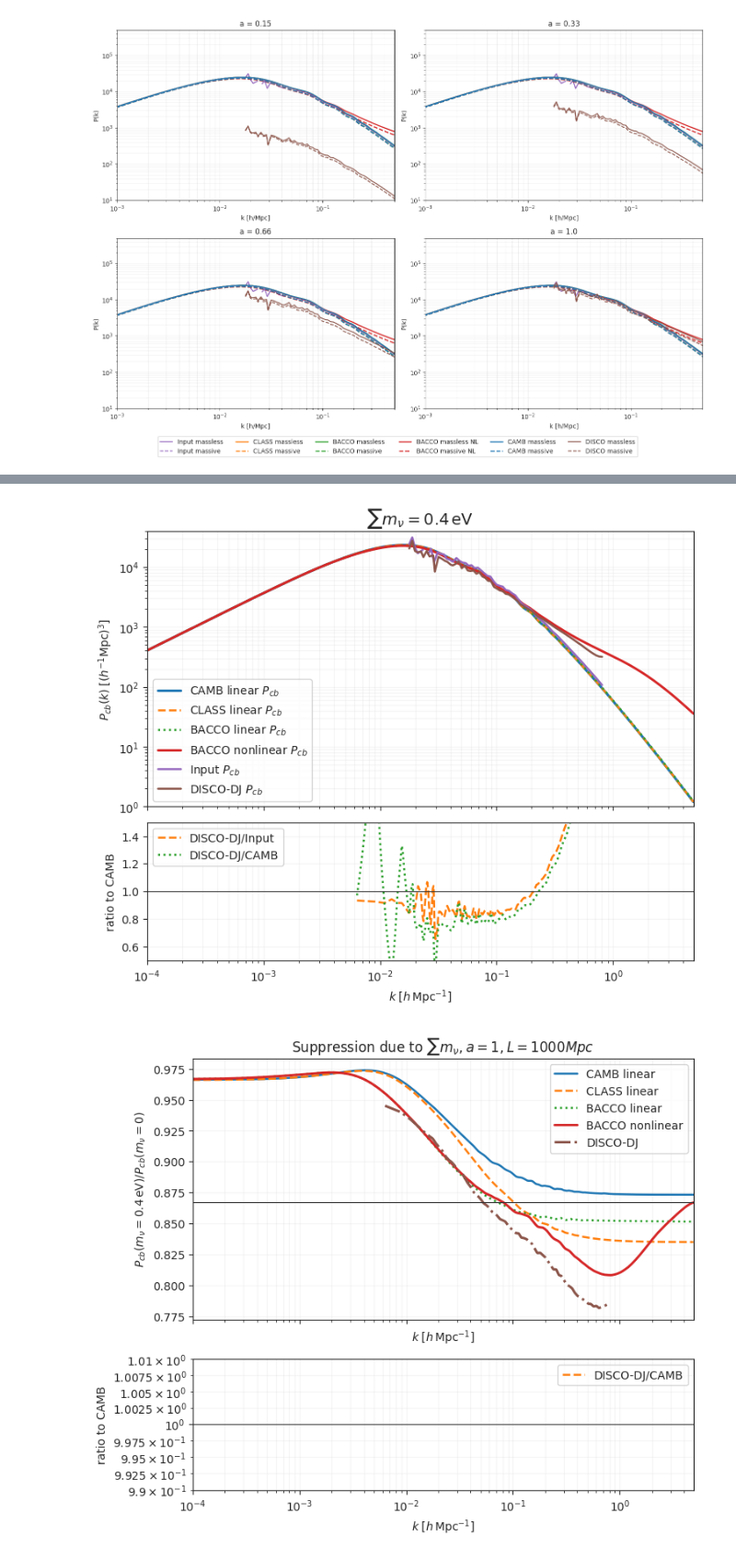
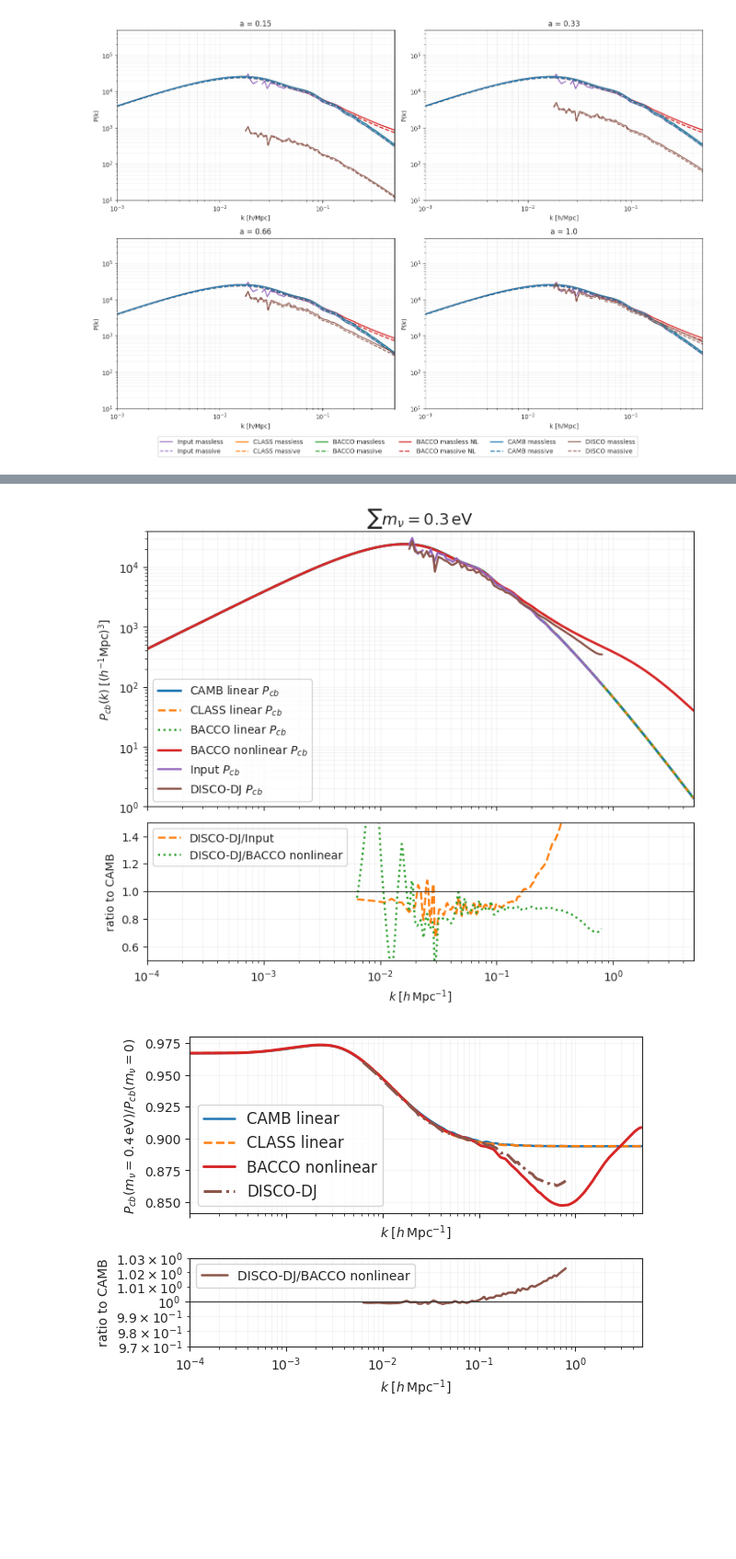
Before and after one commit to Xantyos13/DISCO-DJ, a Jupyter notebook: Neutrinos/Power_comparaison.ipynb, the cells around one changed output, grey strips where cells are left out. Shown at 92% size. Drawn from its saved outputs; the diff is of its cells as text; code cells hidden in the pictures; blank space fills up the shorter version.

```diff
--- a/Neutrinos/Power_comparaison.ipynb
+++ b/Neutrinos/Power_comparaison.ipynb
@@ -524,7 +521,7 @@ if precision == "double":
     config.update("jax_enable_x64", True)
 
 # Define the boxsize and resolution
-boxsize = 1000  # in Mpc/h
+boxsize = 4000  # in Mpc/h
 res = 256  # the particles live on a Lagrangrian grid of resolution (res)^dim
 
 results_disco = []
@@ -535,7 +532,7 @@ cosmo = dict(Omega_c=omega_cdm,  # cold dark matter content
              Omega_b=omega_b,  # baryonic content (note: Disco-DJ so far only performs N-body simulations, no hydro; this is only used for the linear power spectrum!)
              h=h,  # dimensionless Hubble constant
              n_s=n_s,  # scalar spectral index
-             sigma8=0.8,  # amplitude of matter density fluctuations at a scale of 8 Mpc/h
+             sigma8=0.8159,  # amplitude of matter density fluctuations at a scale of 8 Mpc/h
              mnu = 0.0) #Neutrino mass (eV)
 
 dj = DiscoDJ(dim=dim, res=res, name=name, device=device, precision=precision, boxsize=boxsize, cosmo=cosmo)
@@ -596,8 +593,8 @@ for sum_masses in masses:
                 Omega_b=omega_b,  # baryonic content (note: Disco-DJ so far only performs N-body simulations, no hydro; this is only used for the linear power spectrum!)
                 h=h,  # dimensionless Hubble constant
                 n_s=n_s,  # scalar spectral index
-                sigma8=0.8,  # amplitude of matter density fluctuations at a scale of 8 Mpc/h
-                mnu = sum_masses) #Neutrino mass (eV)
+                sigma8=0.8159,  # amplitude of matter density fluctuations at a scale of 8 Mpc/h
+                mnu = sum_masses/3) #Neutrino mass (eV)
 
     dj_nu = DiscoDJ(dim=dim, res=res, name=name, device=device, precision=precision, boxsize=boxsize, cosmo=cosmo_nu)
     print(dj_nu)
@@ -869,13 +885,13 @@ cosmo = dict(Omega_c=omega_cdm,  # cold dark matter content
              Omega_b=omega_b,  # baryonic content (note: Disco-DJ so far only performs N-body simulations, no hydro; this is only used for the linear power spectrum!)
              h=h,  # dimensionless Hubble constant
              n_s=n_s,  # scalar spectral index
-             sigma8=0.8,  # amplitude of matter density fluctuations at a scale of 8 Mpc/h
+             sigma8=0.8159,  # amplitude of matter density fluctuations at a scale of 8 Mpc/h
              mnu = 0.0) #Neutrino mass (eV)
 
 dj = DiscoDJ(dim=dim, res=res, name=name, device=device, precision=precision, boxsize=boxsize, cosmo=cosmo)
 print(dj)
 dj = dj.with_timetables()
-dj = dj.with_linear_ps(fix_sigma8=True, transfer_function="from_file", filename="Pk_cb_massless_z0_CLASS.txt")
+dj = dj.with_linear_ps(fix_sigma8=True, transfer_function="from_file", filename="Pk_cb_massless_z0_BACCO.txt")
 white_noise_field = dj.get_ngenic_noise(seed=13)  # a white noise field, defined in real space
 dj = dj.with_ics(white_noise_space="real", white_noise_field=white_noise_field, convert_to_numpy=True)
 k_pre_nl, Pk_pre_nl, _ = dj.evaluate_power_spectrum(dj.delta_ini, compute_std=False, bins=80)
@@ -930,13 +946,13 @@ for sum_masses in masses:
                 Omega_b=omega_b,  # baryonic content (note: Disco-DJ so far only performs N-body simulations, no hydro; this is only used for the linear power spectrum!)
                 h=h,  # dimensionless Hubble constant
                 n_s=n_s,  # scalar spectral index
-                sigma8=0.8,  # amplitude of matter density fluctuations at a scale of 8 Mpc/h
-                mnu = sum_masses) #Neutrino mass (eV)
+                sigma8=0.8159,  # amplitude of matter density fluctuations at a scale of 8 Mpc/h
+                mnu = sum_masses/3) #Neutrino mass (eV)
 
     dj_nu = DiscoDJ(dim=dim, res=res, name=name, device=device, precision=precision, boxsize=boxsize, cosmo=cosmo_nu)
     print(dj_nu)
     dj_nu = dj_nu.with_timetables()
-    dj_nu = dj_nu.with_linear_ps(fix_sigma8=True, transfer_function="from_file", filename=f"Pk_cb_sumMnu_{sum_masses:.2f}eV_z0_CLASS.txt")
+    dj_nu = dj_nu.with_linear_ps(fix_sigma8=True, transfer_function="from_file", filename=f"Pk_cb_sumMnu_{sum_masses:.2f}eV_z0_BACCO.txt")
     dj_nu = dj_nu.with_ics(white_noise_space="real", white_noise_field=white_noise_field, convert_to_numpy=True)
     k_pre_nu_nl, Pk_pre_nu_nl, _ = dj_nu.evaluate_power_spectrum(dj.delta_ini, compute_std=False, bins=80)
 
@@ -1119,7 +1135,7 @@ ax.grid(True, which="both", alpha=0.18)
 ax.set_title(rf"$\sum m_\nu = {mnu}\,\mathrm{{eV}}$",fontsize=14)
 
 axr.semilogx(k_h, Pk_nu / Pk_in, color="C1", lw=1.8, ls="--", label="DISCO-DJ/Input")
-axr.semilogx(k_h, Pk_nu / P_camb_cb_grid, color="C2", lw=1.8, ls=":", label="DISCO-DJ/CAMB")
+axr.semilogx(k_h, Pk_nu / pk_nl, color="C2", lw=1.8, ls=":", label="DISCO-DJ/BACCO nonlinear")
 
 axr.axhline(1.0, color="0.2", lw=0.8)
 
@@ -1131,10 +1147,9 @@ axr.set_ylim(0.5,1.5)
 axr.legend()
 axr.grid(True, which="both", alpha=0.18)
 # %% [output]
-[figure, old version]
+[figure, new version]
 # %%
-a_end = 1
-entries = [d for d in discodj_data if np.isclose(d["a"], a_end)]
+entries = [d for d in discodj_data if np.isclose(d["a"], 1)]
 entry0 = next(d for d in entries if np.isclose(d["mass"], 0.0))
 entrym = next(d for d in entries if not np.isclose(d["mass"], 0.0))
 Pk = np.exp(interp1d(np.log(entry0["k"]), np.log(entry0["Pcb"]), kind="linear", bounds_error=False, fill_value=np.nan)(np.log(k_h)))
@@ -1145,7 +1160,7 @@ Pk_in = np.exp(interp1d(np.log(k_pre_nu_nl), np.log(Pk_pre_nu_nl), kind="linear"
 fig, (ax, axr) = plt.subplots(
     2,
     1,
-    figsize=(7.4, 6.2),
+    figsize=(6, 4),
     sharex=True,
     constrained_layout=True,
     gridspec_kw={"height_ratios": [2, 1]},
@@ -1159,41 +1174,59 @@ ratio_dj       = Pk_nu/Pk
 # ratio_disco = Pcb_EB_nu / Pcb_EB
 
 ax.semilogx(k_h,ratio_camb,color="C0",lw=1.8,label="CAMB linear",)
 ax.semilogx(k_h,ratio_class,color="C1",lw=1.8,ls="--",label="CLASS linear",)
-ax.semilogx(k_h,ratio_bacco,color="C2",lw=1.8,ls=":",label="BACCO linear",)
+#ax.semilogx(k_h,ratio_bacco,color="C2",lw=1.8,ls=":",label="BACCO linear",)
 ax.semilogx(k_h,ratio_bacco_nl,color="C3",lw=2.1,label="BACCO nonlinear",)
-ax.semilogx(k_h/h,ratio_dj,color="C5", linestyle='-.',lw=2.2,label="DISCO-DJ",)
+ax.semilogx(k_h,ratio_dj,color="C5", linestyle='-.',lw=2.2,label="DISCO-DJ",)
 # ax.semilogx(k_h, ratio_disco, color="C4", lw=2.1, label="DISCOEB")
 
-ax.axhline(supp_Pcb, color="0.2", lw=0.8)
+#ax.axhline(supp_Pcb, color="0.2", lw=0.8)
+#ax.axhline(supp_P,   color="0.3", lw=0.8)
+#
+#ax.annotate(
+#    r"$1-6f_\nu$ ($P_{cb}$)",
+#    xy=(0.2, supp_Pcb),
+#    xycoords=("axes fraction", "data"),
+#    ha="right",
+#    va="bottom",
+#    color="0.2",
+#)
+#
+#ax.annotate(
+#    r"$1-8f_\nu$ ($P_m$)",
+#    xy=(0.2, supp_P),
+#    xycoords=("axes fraction", "data"),
+#    ha="right",
+#    va="bottom",
+#    color="0.3",
+#)
 
 ax.set_xscale("log")
 ax.set_xlim(k_h.min(), k_h.max())
 
 ax.set_xlabel(r"$k\;[h\,{\rm Mpc}^{-1}]$")
 ax.set_ylabel(
     r"$P_{cb}(m_\nu=0.4\,{\rm eV}) / P_{cb}(m_\nu=0)$"
 )
 
-ax.set_title(
-    rf"Suppression due to $\sum m_\nu , a={a_end} , L=1000 Mpc$"
-)
+#ax.set_title(rf"Suppression due to $\sum m_\nu , L=100 Mpc$")
 
-ax.legend()
+ax.legend(prop={'size': 12})
 ax.grid(True, which="both", alpha=0.18)
 
-axr.semilogx(k_h, ratio_dj /  ratio_camb, color="C1", lw=1.8, ls="--", label="DISCO-DJ/CAMB")
+axr.semilogx(k_h, ratio_dj /  ratio_bacco_nl, color="C5", lw=1.8, label="DISCO-DJ/BACCO nonlinear")
 
 
 axr.axhline(1.0, color="0.2", lw=0.8)
 
 axr.set_xlabel(r"$k\;[h\,{\rm Mpc}^{-1}]$")
 axr.set_ylabel("ratio to CAMB")
 axr.set_xlim(k_h.min(), k_h.max())
 
-axr.set_ylim(0.99,1.01)
+axr.set_ylim(0.97,1.03)
 axr.set_yscale("log")
-axr.legend()
+axr.legend(prop={'size': 10},loc=2)
 axr.grid(True, which="both", alpha=0.18)
+plt.savefig('supp_nl.pgf')
 # %% [output]
-[figure, old version]
+[figure, new version]
```
Also changed, not shown: parts of 16 cells of this notebook, 54 other files.
